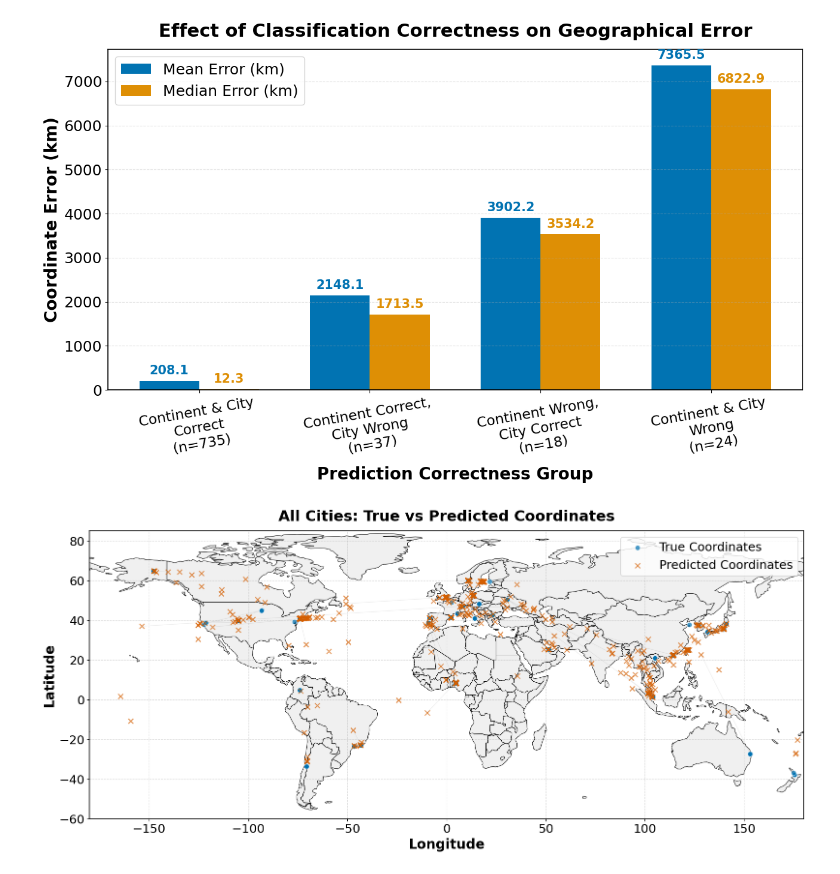
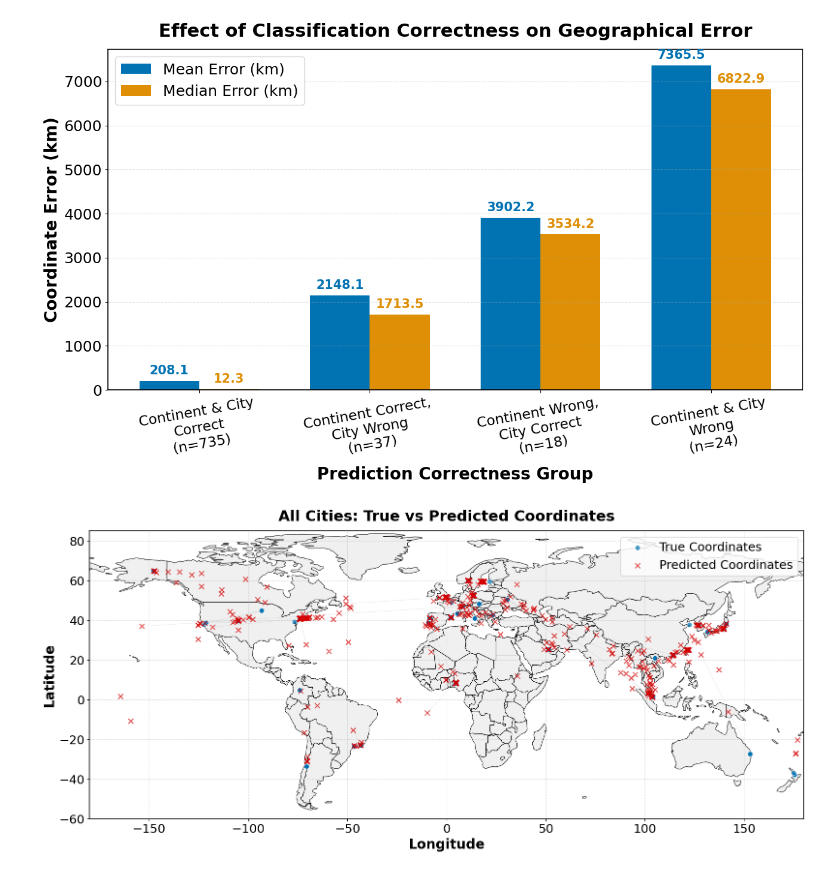
Before and after one commit to ChandrashekarCR/mgps_optimization, a Jupyter notebook: notebooks/result_plots.ipynb, the cells around one changed output. Drawn from its saved outputs; the diff is of its cells as text; code cells hidden in the pictures.

```diff
--- a/notebooks/result_plots.ipynb
+++ b/notebooks/result_plots.ipynb
@@ -794,10 +817,6 @@ fig.savefig('/home/chandru/binp37/report/figures/classification_correctness_vs_e
 [figure]
 # %%
 # Publication-quality plot: All true vs predicted coordinates on a world map
-import matplotlib as mpl
-import matplotlib.pyplot as plt
-import geopandas as gpd
-
 # Set publication-quality style
 mpl.rcParams.update({
     'axes.titlesize': 22,
@@ -818,32 +837,32 @@ fig, ax = plt.subplots(figsize=(16, 9))
 world.plot(ax=ax, color='#f0f0f0', edgecolor='black', linewidth=0.7, zorder=0)
 
 # Plot true coordinates
 ax.scatter(df['true_lon'], df['true_lat'],
            color='#0072B2', label='True Coordinates',
            s=55, alpha=0.7, marker='o', edgecolor='white', linewidth=0.7, zorder=2)
 # Plot predicted coordinates
 ax.scatter(df['pred_lon'], df['pred_lat'],
-           color='#D55E00', label='Predicted Coordinates',
+           color="#D50000", label='Predicted Coordinates',
            s=55, alpha=0.7, marker='x', linewidth=1.5, zorder=3)
 
 # Optionally, add lines connecting true and predicted points for a subset
 for i in range(0, len(df), max(1, len(df)//200)):  # Plot lines for a subset for clarity
     ax.plot([df['true_lon'].iloc[i], df['pred_lon'].iloc[i]],
             [df['true_lat'].iloc[i], df['pred_lat'].iloc[i]],
             color='gray', alpha=0.15, linewidth=0.8, zorder=1)
 
 ax.set_title('All Cities: True vs Predicted Coordinates', fontsize=22, fontweight='bold', pad=15)
 ax.set_xlabel('Longitude', fontsize=20, fontweight='bold')
 ax.set_ylabel('Latitude', fontsize=20, fontweight='bold')
 ax.set_xlim(-180, 180)
 ax.set_ylim(-60, 85)
 ax.legend(loc='upper right', frameon=True, fontsize=18)
 ax.grid(True, linestyle='--', alpha=0.4)
 
 plt.tight_layout()
 plt.show()
 
 # Save the figure
 fig.savefig('/home/chandru/binp37/report/figures/world_true_vs_predicted_coords.png', dpi=600, bbox_inches='tight')
 # %% [output]
-[figure, old version]
+[figure, new version]
```
Also changed, not shown: parts of 6 cells of this notebook, 5 other files.
